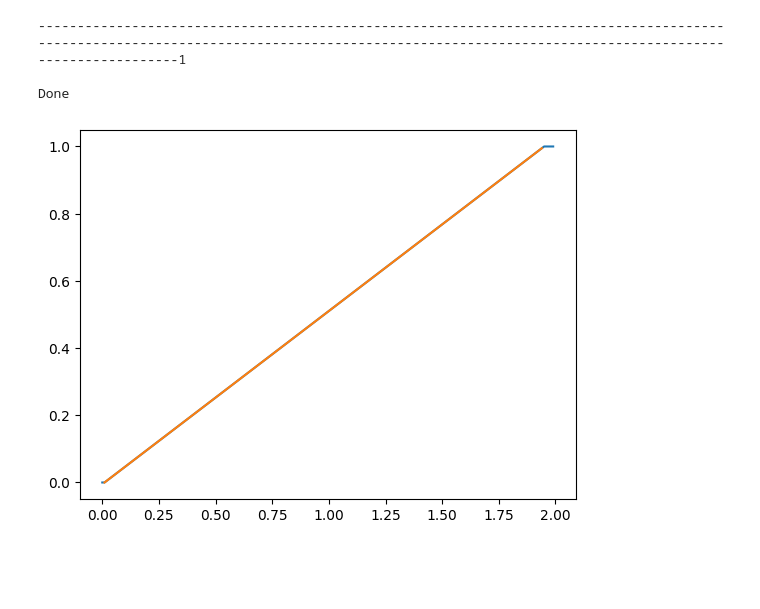
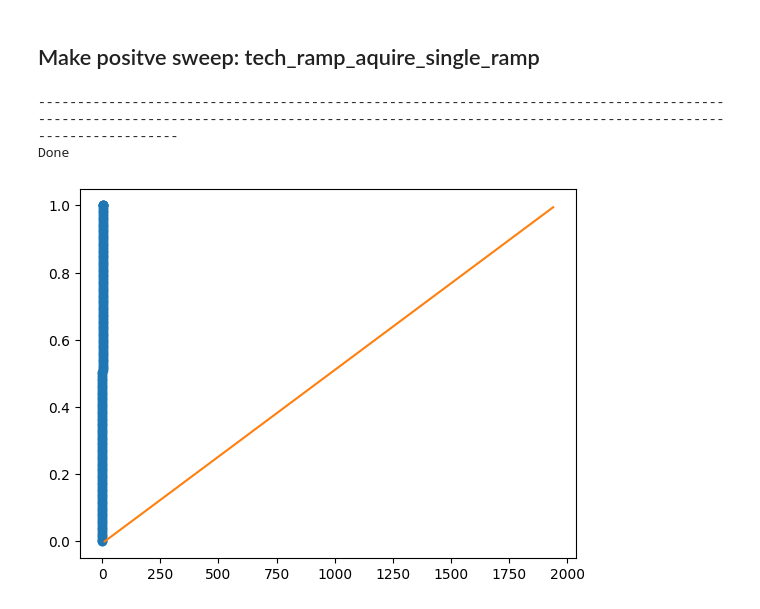
Before and after one commit to NordicEC/EC4py, a Jupyter notebook: dev/Serial/ECi_pot_serial_tech_ramp_test.ipynb, the cells around one changed output. Cells and saved outputs as stored; diff of their text form; code cells hidden in the pictures; blank space fills up the shorter version.

```diff
--- a/dev/Serial/ECi_pot_serial_tech_ramp_test.ipynb
+++ b/dev/Serial/ECi_pot_serial_tech_ramp_test.ipynb
@@ -37,13 +31,15 @@ AAout Change to Pos
 [figure]
+# %% [markdown]
+## Make positve sweep: tech_ramp_aquire_single_ramp
 # %%
+#Positive sweep.
 b = testFX()
 b.make_ramp(0, True)
 
 tempData,str = tech_ramp_aquire_single_ramp(b.comFX)
-plt.plot(b.tdata, b.Edata,tempData.Time(),tempData.E())
+plt.plot(b.tdata, b.Edata,'o',tempData.Time(),tempData.E())
 print(str)
 # %% [output]
---------------------------------------------------------------------------------------------------------------------------------------------------------------------------------------------------1
-
+--------------------------------------------------------------------------------------------------------------------------------------------------------------------------------------------------
 Done
-[figure, old version]
+[figure, new version]
```
Also changed, not shown: parts of 13 cells of this notebook, 8 other files.
